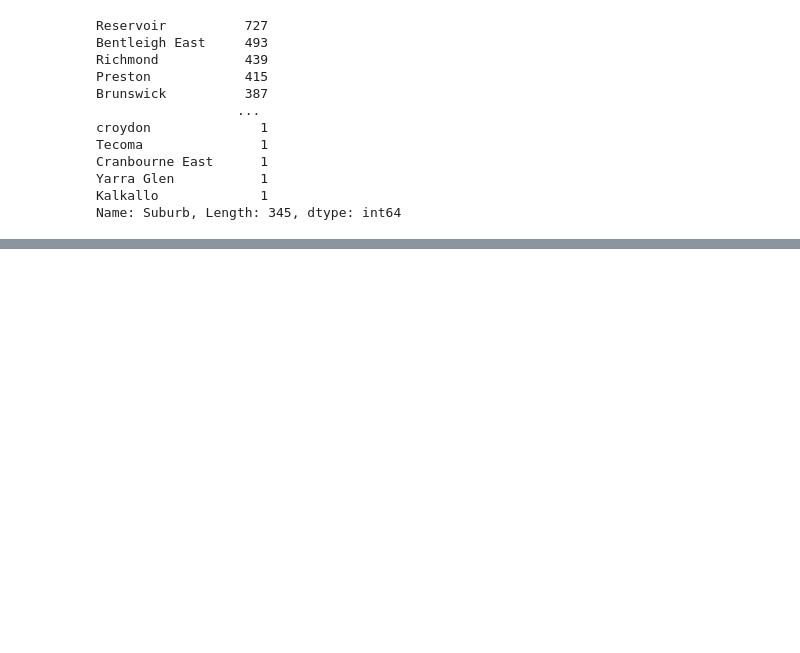
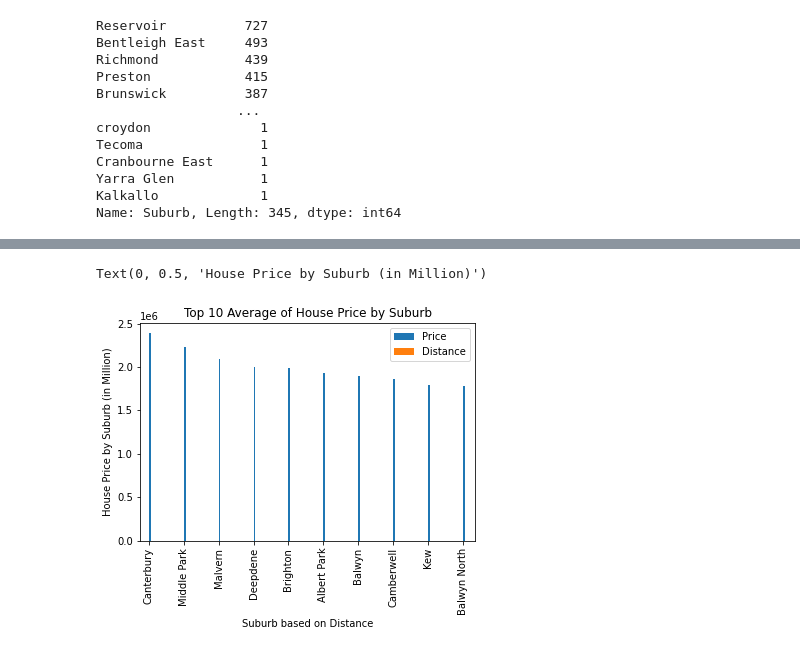
Before and after one commit to Franco1230/Data-Bootcamp-Project-1, a Jupyter notebook: Main.ipynb, the cells around one changed output, grey strips where cells are left out. Cells and saved outputs as stored; diff of their text form; code cells hidden in the pictures; blank space fills up the shorter version.

```diff
--- a/Main.ipynb
+++ b/Main.ipynb
@@ -105,0 +112,12 @@ Name: Suburb, Length: 345, dtype: int64
+# %%
+top_ten_df= df.sort_values(by="Price", ascending=False).head(10)
+
+x= top_ten_df["Distance"]
+y= top_ten_df["Price"]/1000000
+
+ax= top_ten_df.plot(kind='bar',width=0.1, align="edge", title="Top 10 Average of House Price by Suburb")
+ax.set_xlabel("Suburb based on Distance")
+ax.set_ylabel("House Price by Suburb (in Million)")
+# %% [output]
+Text(0, 0.5, 'House Price by Suburb (in Million)')
+[figure, added]
```
Also changed, not shown: parts of 20 cells of this notebook.
